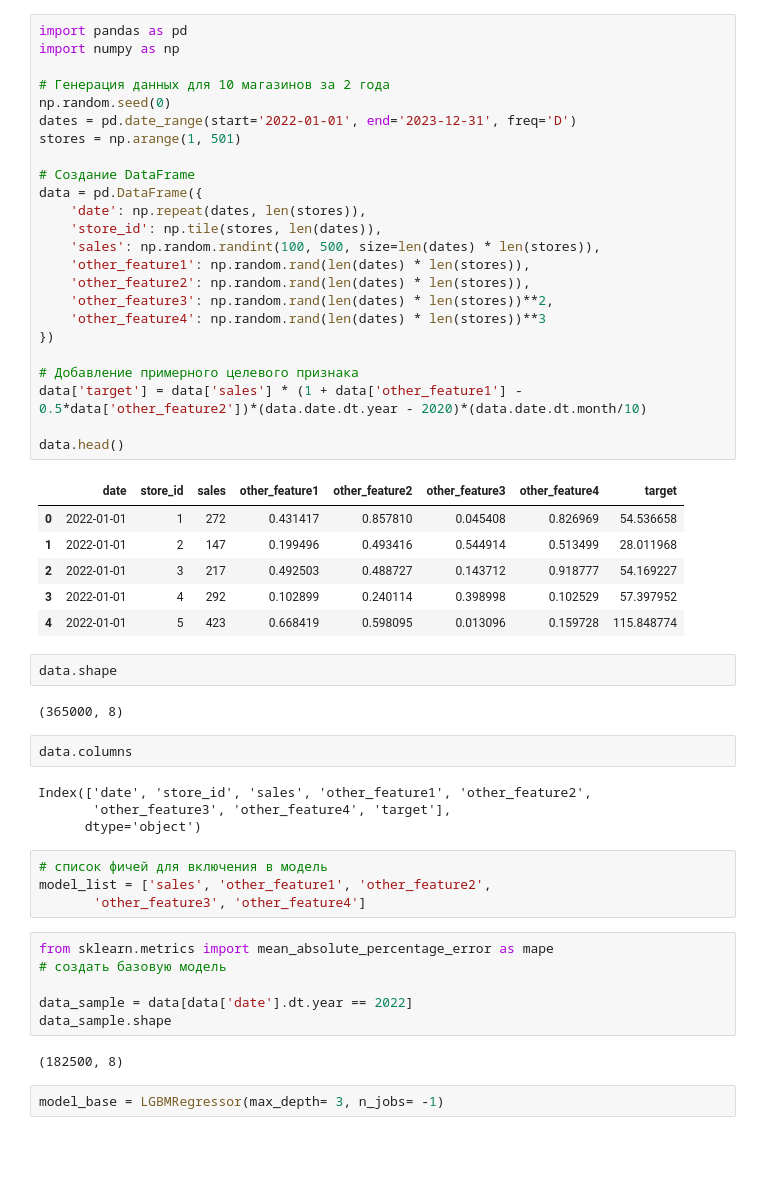
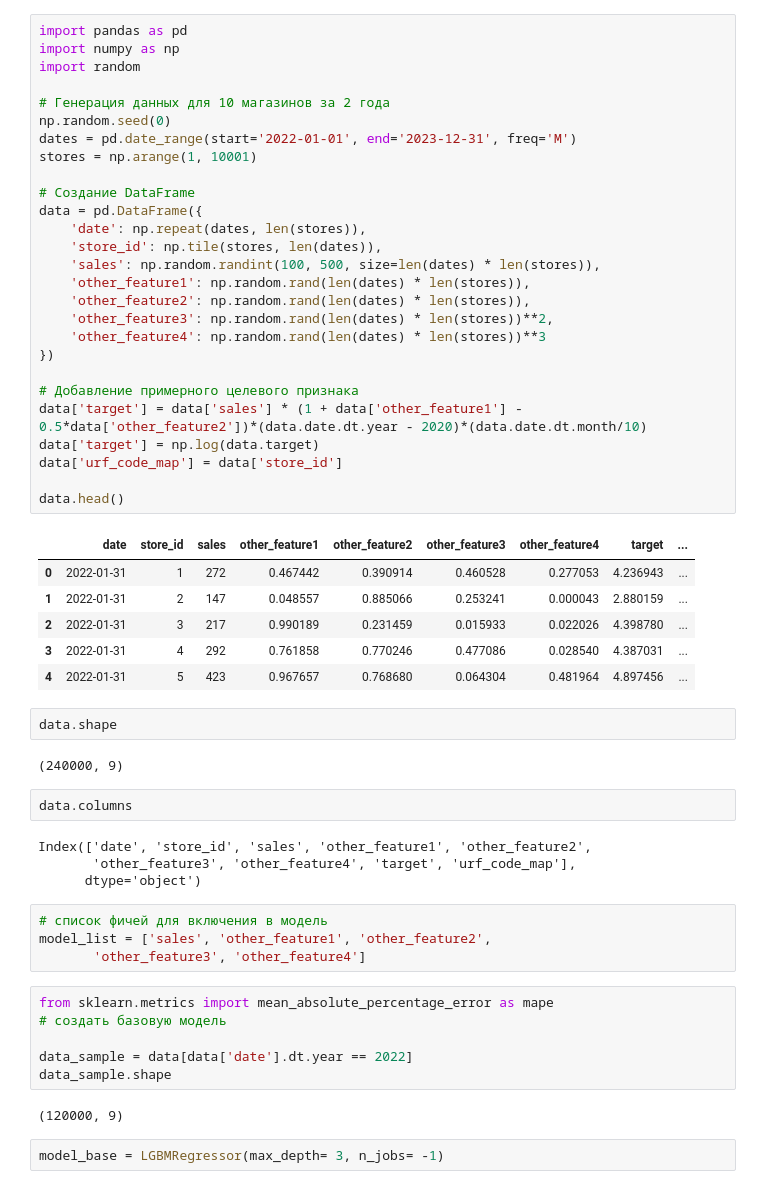
Before and after one commit to VityaShevcov/pearl_one, a Jupyter notebook: code_continue_learning.ipynb, the cells around one changed output. Cells and saved outputs as stored; diff of their text form; blank space fills up the shorter version.

```diff
--- a/code_continue_learning.ipynb
+++ b/code_continue_learning.ipynb
@@ -302,43 +316,46 @@ IProgress not found. Please update jupyter and ipywidgets. See https://ipywidget
 # %%
 import pandas as pd
 import numpy as np
+import random
 
 # Генерация данных для 10 магазинов за 2 года
 np.random.seed(0)
-dates = pd.date_range(start='2022-01-01', end='2023-12-31', freq='D')
-stores = np.arange(1, 501)
+dates = pd.date_range(start='2022-01-01', end='2023-12-31', freq='M')
+stores = np.arange(1, 10001)
 
 # Создание DataFrame
 data = pd.DataFrame({
     'date': np.repeat(dates, len(stores)),
     'store_id': np.tile(stores, len(dates)),
     'sales': np.random.randint(100, 500, size=len(dates) * len(stores)),
     'other_feature1': np.random.rand(len(dates) * len(stores)),
     'other_feature2': np.random.rand(len(dates) * len(stores)),
     'other_feature3': np.random.rand(len(dates) * len(stores))**2,
     'other_feature4': np.random.rand(len(dates) * len(stores))**3
 })
 
 # Добавление примерного целевого признака
 data['target'] = data['sales'] * (1 + data['other_feature1'] - 0.5*data['other_feature2'])*(data.date.dt.year - 2020)*(data.date.dt.month/10)
+data['target'] = np.log(data.target)
+data['urf_code_map'] = data['store_id']
 
 data.head()
 # %% [output]
-|  | date | store_id | sales | other_feature1 | other_feature2 | other_feature3 | other_feature4 | target |
-| 0 | 2022-01-01 | 1 | 272 | 0.431417 | 0.857810 | 0.045408 | 0.826969 | 54.536658 |
-| 1 | 2022-01-01 | 2 | 147 | 0.199496 | 0.493416 | 0.544914 | 0.513499 | 28.011968 |
-| 2 | 2022-01-01 | 3 | 217 | 0.492503 | 0.488727 | 0.143712 | 0.918777 | 54.169227 |
-| 3 | 2022-01-01 | 4 | 292 | 0.102899 | 0.240114 | 0.398998 | 0.102529 | 57.397952 |
-| 4 | 2022-01-01 | 5 | 423 | 0.668419 | 0.598095 | 0.013096 | 0.159728 | 115.848774 |
+|  | date | store_id | sales | other_feature1 | other_feature2 | other_feature3 | other_feature4 | target | ... |
+| 0 | 2022-01-31 | 1 | 272 | 0.467442 | 0.390914 | 0.460528 | 0.277053 | 4.236943 | ... |
+| 1 | 2022-01-31 | 2 | 147 | 0.048557 | 0.885066 | 0.253241 | 0.000043 | 2.880159 | ... |
+| 2 | 2022-01-31 | 3 | 217 | 0.990189 | 0.231459 | 0.015933 | 0.022026 | 4.398780 | ... |
+| 3 | 2022-01-31 | 4 | 292 | 0.761858 | 0.770246 | 0.477086 | 0.028540 | 4.387031 | ... |
+| 4 | 2022-01-31 | 5 | 423 | 0.967657 | 0.768680 | 0.064304 | 0.481964 | 4.897456 | ... |
 # %%
 data.shape
 # %% [output]
-(365000, 8)
+(240000, 9)
 # %%
 data.columns
 # %% [output]
 Index(['date', 'store_id', 'sales', 'other_feature1', 'other_feature2',
-       'other_feature3', 'other_feature4', 'target'],
+       'other_feature3', 'other_feature4', 'target', 'urf_code_map'],
       dtype='object')
 # %%
 # список фичей для включения в модель
@@ -351,7 +368,7 @@ from sklearn.metrics import mean_absolute_percentage_error as mape
 data_sample = data[data['date'].dt.year == 2022]
 data_sample.shape
 # %% [output]
-(182500, 8)
+(120000, 9)
 # %%
 model_base = LGBMRegressor(max_depth= 3, n_jobs= -1)
 # %%
```
Also changed, not shown: parts of 12 cells of this notebook, 1 other file.
